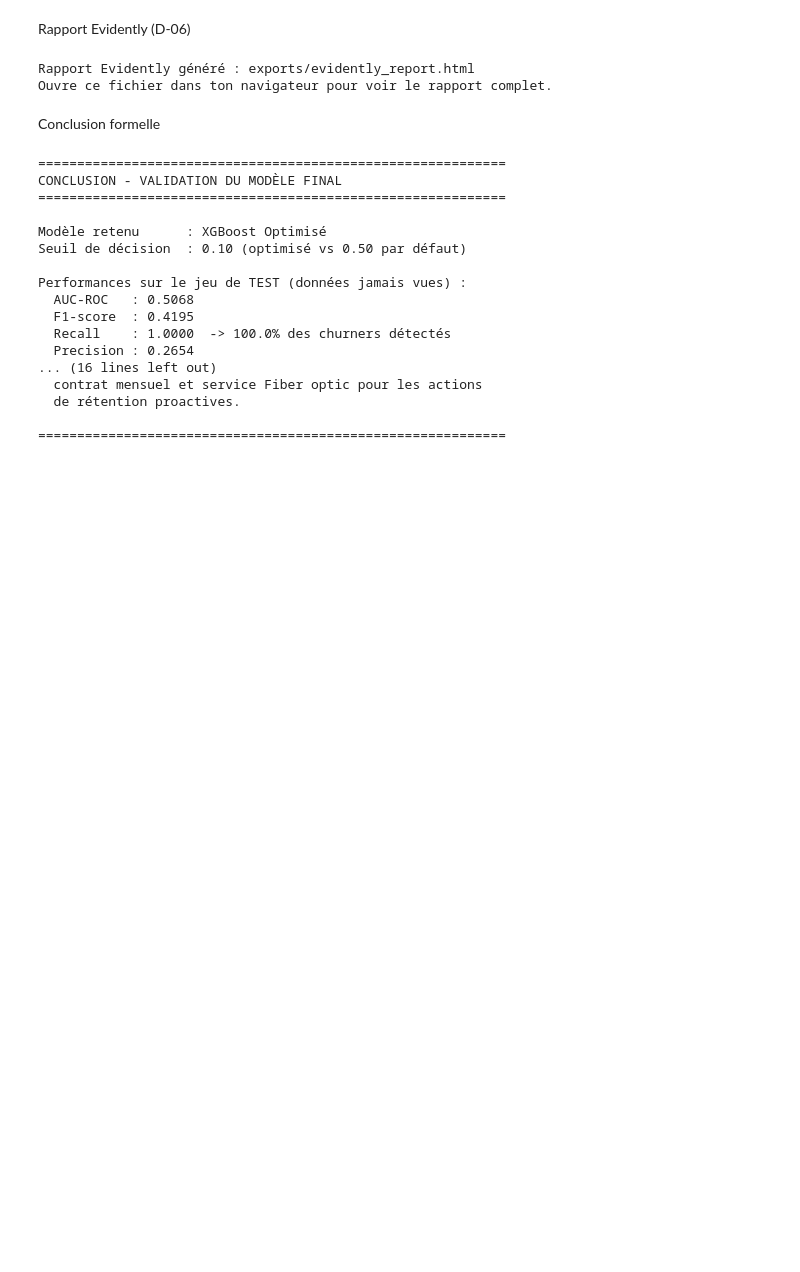
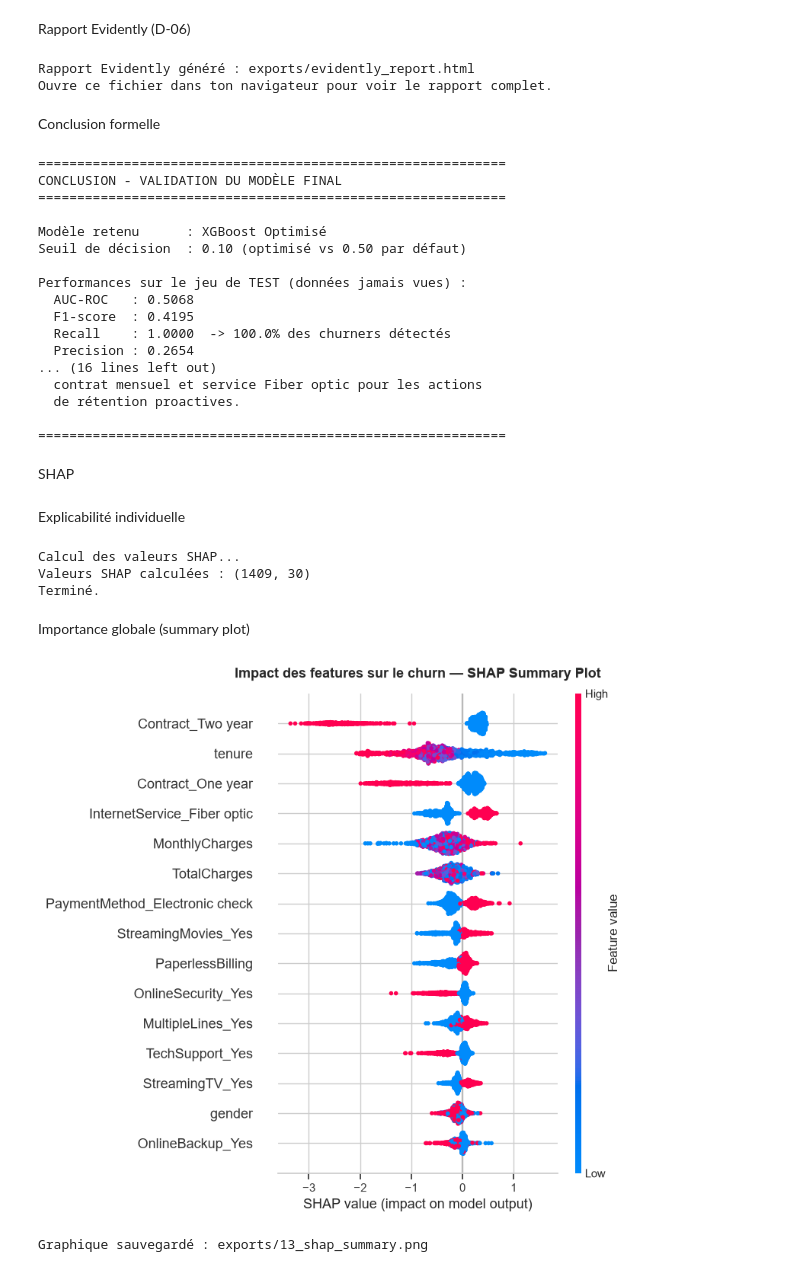
Before and after one commit to SNZAMBA65/churn_project, a Jupyter notebook: notebooks/02_modelisation_validation.ipynb, the cells around one changed output. Cells and saved outputs as stored; diff of their text form; code cells hidden in the pictures; blank space fills up the shorter version.

Commit message:
feat: ajout analyse SHAP pour explicabilité individuelle du modèle

```diff
--- a/notebooks/02_modelisation_validation.ipynb
+++ b/notebooks/02_modelisation_validation.ipynb
@@ -592,3 +592,46 @@ Performances sur le jeu de TEST (données jamais vues) :
   de rétention proactives.
 
 ============================================================
+# %% [markdown]
+SHAP
+# %% [markdown]
+Explicabilité individuelle
+# %%
+import shap
+
+# Création de l'explainer SHAP pour XGBoost
+explainer = shap.TreeExplainer(trained_models['XGBoost Optimisé'])
+
+# Calcul des valeurs SHAP sur le jeu de test (peut prendre 1-2 min)
+print("Calcul des valeurs SHAP...")
+X_test_df = pd.DataFrame(X_test_scaled, columns=feature_names)
+shap_values = explainer.shap_values(X_test_df)
+
+print(f"Valeurs SHAP calculées : {shap_values.shape}")
+print("Terminé.")
+# %% [output]
+Calcul des valeurs SHAP...
+Valeurs SHAP calculées : (1409, 30)
+Terminé.
+# %% [markdown]
+Importance globale (summary plot)
+# %%
+import matplotlib.pyplot as plt
+
+plt.figure(figsize=(10, 7))
+shap.summary_plot(
+    shap_values,
+    X_test_df,
+    plot_type="dot",
+    max_display=15,
+    show=False
+)
+plt.title("Impact des features sur le churn — SHAP Summary Plot",
+          fontsize=13, fontweight='bold', pad=15)
+plt.tight_layout()
+plt.savefig('../exports/13_shap_summary.png', dpi=150, bbox_inches='tight')
+plt.show()
+print("Graphique sauvegardé : exports/13_shap_summary.png")
+# %% [output]
+[figure, added]
+Graphique sauvegardé : exports/13_shap_summary.png
```
Also changed, not shown: parts of 15 cells of this notebook, 7 other files.
